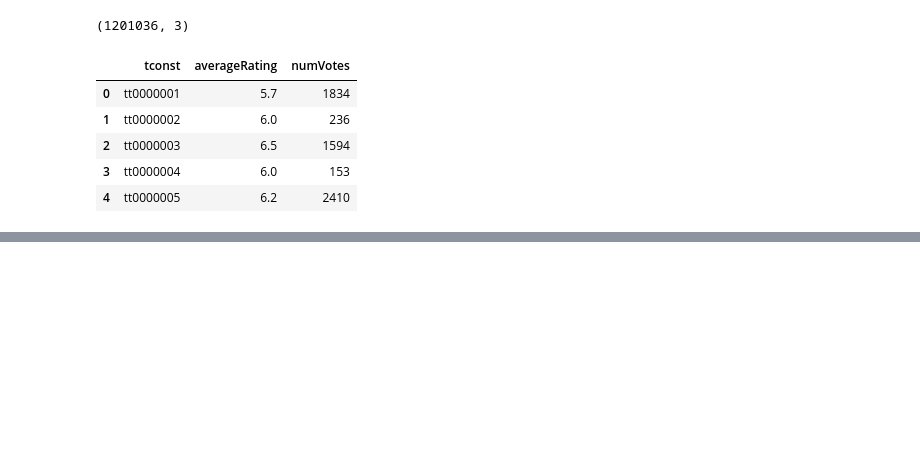
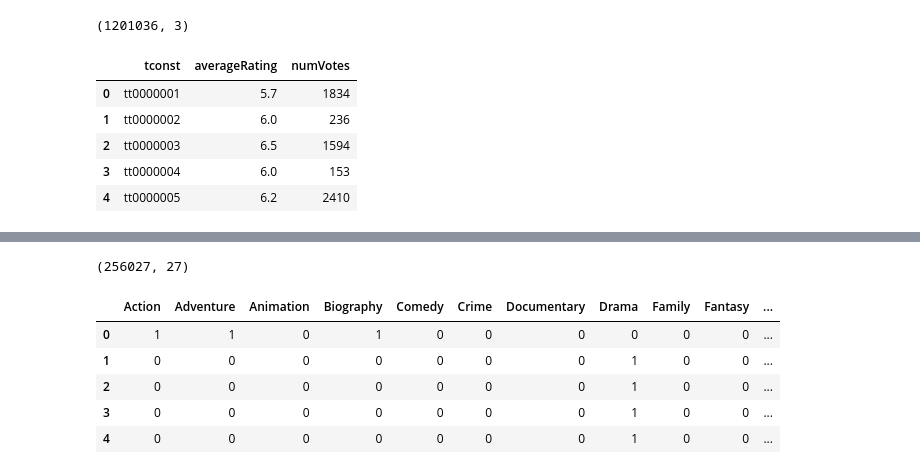
Before and after one commit to deepayogesh/projectG, a Jupyter notebook: Tom/g-mvs_K-Means_ML_Model_v2.ipynb, the cells around one changed output, grey strips where cells are left out. Cells and saved outputs as stored; diff of their text form; code cells hidden in the pictures; blank space fills up the shorter version.

Commit message:
One Hot Encoding Complete

```diff
--- a/Tom/g-mvs_K-Means_ML_Model_v2.ipynb
+++ b/Tom/g-mvs_K-Means_ML_Model_v2.ipynb
@@ -3,6 +3,11 @@
 import os
 import pandas as pd
 from sklearn.preprocessing import MultiLabelBinarizer
+# %%
+# Pandas Settings
+
+# Display All Columns
+pd.set_option('display.max_columns', None)
 # %%
 # Path to file directory and variables for the two files.
 file_dir = os.path.join("Data")
@@ -80,0 +104,7 @@ movies_df.head()
+# %%
+# Convert 'genres' entries into lists
+
+movies_df['genres_list'] = movies_df.apply(lambda row: row['genres'].split(","), axis=1)
+
+print(movies_df.shape)
+movies_df.head()
@@ -80,0 +119,19 @@ movies_df.head()
+# %%
+# Transform (get_dummies via Multi Label Bin Encoding) movies_df by 'genres'
+
+genres = movies_df['genres_list']
+
+mlb = MultiLabelBinarizer()
+
+X = pd.DataFrame(mlb.fit_transform(genres), columns=mlb.classes_, index=movies_df.index)
+
+print(X.shape)
+X.head()
+# %% [output]
+(256027, 27)
+|  | Action | Adventure | Animation | Biography | Comedy | Crime | Documentary | Drama | Family | Fantasy | ... |
+| 0 | 1 | 1 | 0 | 1 | 0 | 0 | 0 | 0 | 0 | 0 | ... |
+| 1 | 0 | 0 | 0 | 0 | 0 | 0 | 0 | 1 | 0 | 0 | ... |
+| 2 | 0 | 0 | 0 | 0 | 0 | 0 | 0 | 1 | 0 | 0 | ... |
+| 3 | 0 | 0 | 0 | 0 | 0 | 0 | 0 | 1 | 0 | 0 | ... |
+| 4 | 0 | 0 | 0 | 0 | 0 | 0 | 0 | 1 | 0 | 0 | ... |
```
Also changed, not shown: parts of 4 cells of this notebook.
